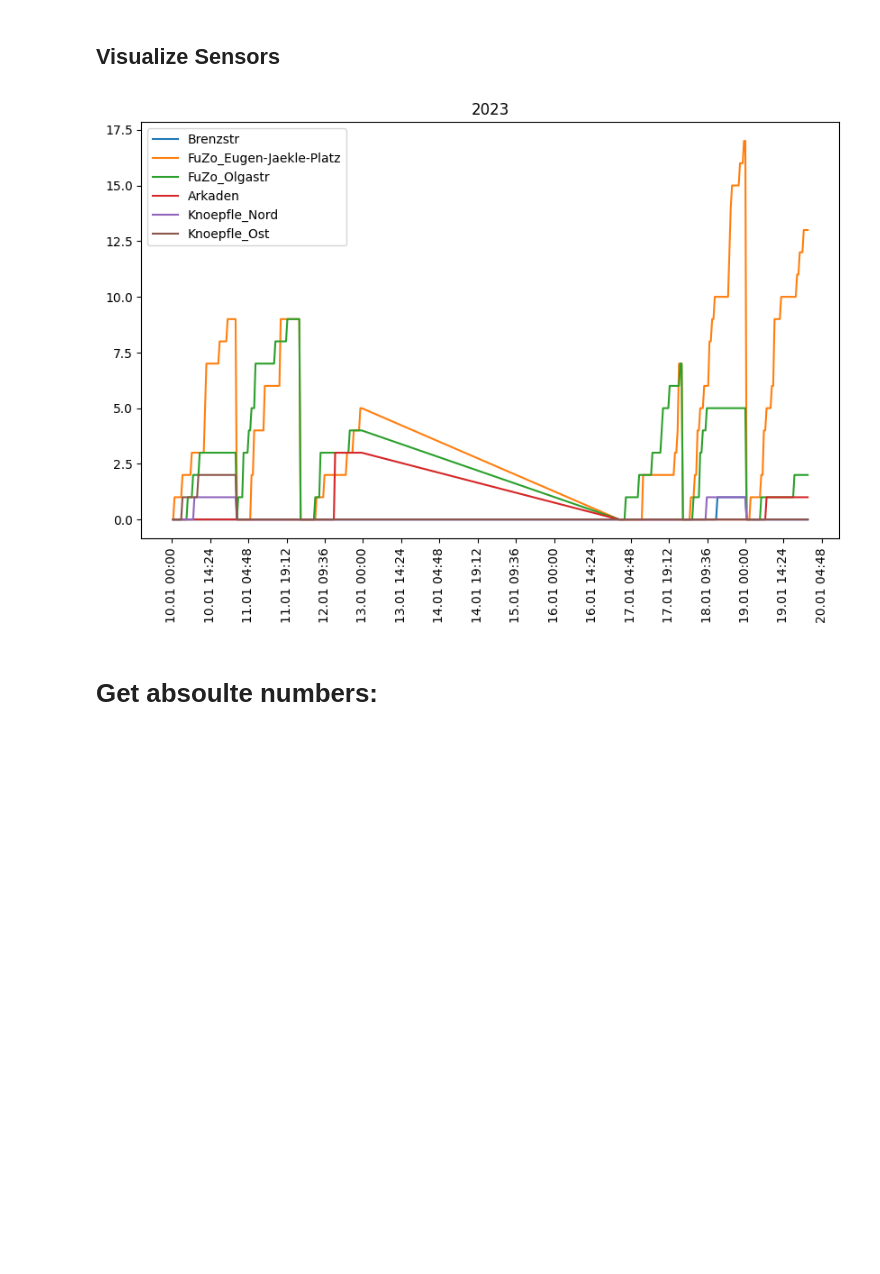
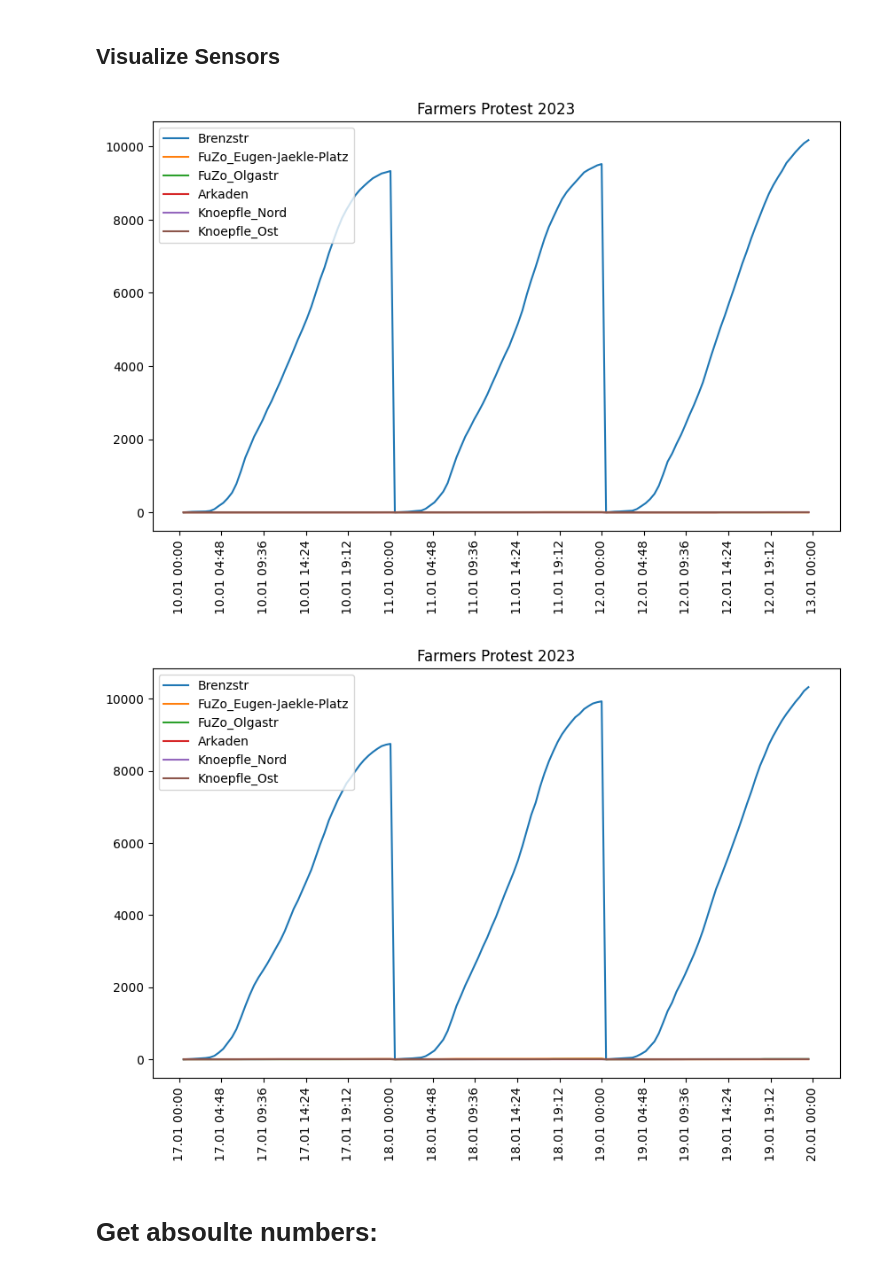
Before and after one commit to DumbergerL/hdh-smartcity-fuzo, a Jupyter notebook: case-studies/farmers-protest/FarmersProtest.ipynb, the cells around one changed output. Cells and saved outputs as stored; diff of their text form; code cells hidden in the pictures; blank space fills up the shorter version.

Commit message:
plot data

```diff
--- a/case-studies/farmers-protest/FarmersProtest.ipynb
+++ b/case-studies/farmers-protest/FarmersProtest.ipynb
@@ -24,41 +24,73 @@ from SmartCityHelper.Filter import filterDateRange
 from SmartCityHelper.Reducer import sumReducer, avgReducer, sumReducerWithReset
 import datetime
 # %%
+# COMMON VALUES
+
+sensorKey = 'car.in'
+
+## FARMERS PROTEST
+
 plt.subplots(figsize=(10, 6))
 for sensorName, data in sensorData.items():
     dataPoints = dict(sorted(data['singleDataPoints'].items())).values()
 
     dataPointsFarmersProtest = [d for d in dataPoints if filterDateRange(d, "2024-01-10 00:00:00", "2024-01-13 00:00:00")]
-    dataPointsFarmersProtest = sumReducerWithReset(dataPointsFarmersProtest, 'car.out', ["2024-01-10 00:00:00", "2024-01-11 00:00:00", "2024-01-12 00:00:00"])
-
-    dataPointsFarmersProtest2 = [d for d in dataPoints if filterDateRange(d, "2024-01-17 00:00:00", "2024-01-20 00:00:00")]
-    dataPointsFarmersProtest2 = sumReducerWithReset(dataPointsFarmersProtest2, 'car.out', ["2024-01-17 00:00:00", "2024-01-18 00:00:00", "2024-01-19 00:00:00"])
-
-    dataPointsFarmersProtest = dataPointsFarmersProtest + dataPointsFarmersProtest2
+    dataPointsFarmersProtest = sumReducerWithReset(dataPointsFarmersProtest, sensorKey, ["2024-01-10 00:00:00", "2024-01-11 00:00:00", "2024-01-12 00:00:00"])
 
     x = []
     y = []
 
     for dataPoint in dataPointsFarmersProtest:
-        y.append(dataPoint['car.out'])
+        y.append(dataPoint[sensorKey])
+        datetimeValue = datetime.datetime.strptime(dataPoint['datetime'], '%Y-%m-%d %H:%M:%S')
+        x.append(datetimeValue)
+
+    plt.plot(x, y, label=sensorName)
+
+#plt.ylim(0, 5000)
+leg = plt.legend(loc='upper left')
+plt.title("Farmers Protest 2023")
+
+ax=plt.gca()
+xfmt = md.DateFormatter('%d.%m %H:%M')
+ax.xaxis.set_major_formatter(xfmt)
+ax.xaxis.set_major_locator(plt.MaxNLocator(20))
+plt.xticks(rotation=90)
+plt.savefig('farmers-protest.png', bbox_inches="tight")
+
+
+## NORMAL WEEK
+plt.subplots(figsize=(10, 6))
+for sensorName, data in sensorData.items():
+    dataPoints = dict(sorted(data['singleDataPoints'].items())).values()
+
+    dataPointsFarmersProtest = [d for d in dataPoints if filterDateRange(d, "2024-01-17 00:00:00", "2024-01-20 00:00:00")]
+    dataPointsFarmersProtest = sumReducerWithReset(dataPointsFarmersProtest, sensorKey, ["2024-01-17 00:00:00", "2024-01-18 00:00:00", "2024-01-19 00:00:00"])
+
+    x = []
+    y = []
+
+    for dataPoint in dataPointsFarmersProtest:
+        y.append(dataPoint[sensorKey])
         datetimeValue = datetime.datetime.strptime(dataPoint['datetime'], '%Y-%m-%d %H:%M:%S')
         x.append(datetimeValue)
 
     plt.plot(x, y, label=sensorName)
 
 #plt.ylim(0, 5000)
 leg = plt.legend(loc='upper left')
 plt.title("Farmers Protest 2023")
 
 ax=plt.gca()
 xfmt = md.DateFormatter('%d.%m %H:%M')
 ax.xaxis.set_major_formatter(xfmt)
 ax.xaxis.set_major_locator(plt.MaxNLocator(20))
 plt.xticks(rotation=90)
 plt.savefig('farmers-protest.png', bbox_inches="tight")
 plt.show()
 # %% [output]
-[figure, old version]
+[figure, new version]
+[figure, added]
 # %% [markdown]
 # Get absoulte numbers:
 # %%
```
Also changed, not shown: 1 other file.
